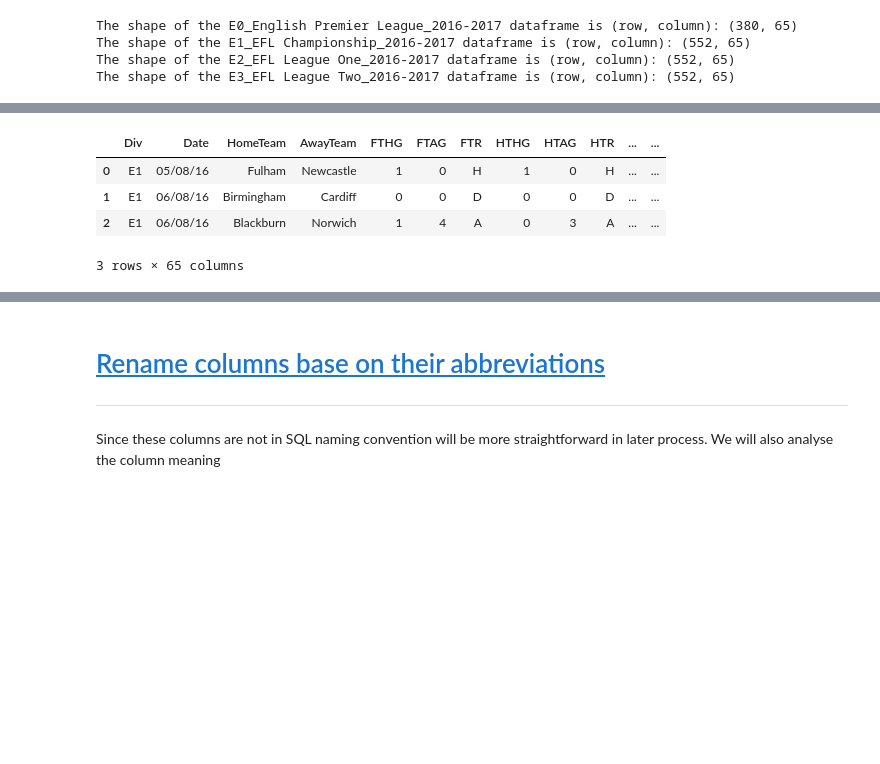
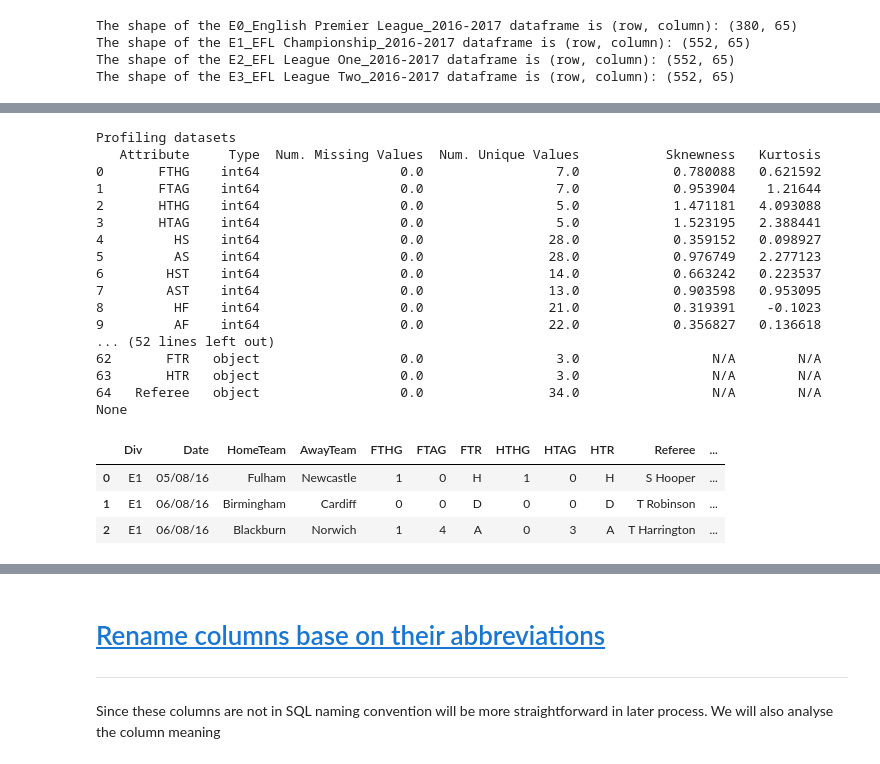
Before and after one commit to tnathu-ai/Football_Dataset, a Jupyter notebook: notebooks/national_leagues/national_leagues_2016_2017.ipynb, the cells around one changed output, grey strips where cells are left out. Drawn from its saved outputs; the diff is of its cells as text; code cells hidden in the pictures; blank space fills up the shorter version.

```diff
--- a/notebooks/national_leagues/national_leagues_2016_2017.ipynb
+++ b/notebooks/national_leagues/national_leagues_2016_2017.ipynb
@@ -43,7 +46,7 @@ Requirement already satisfied: pytz>=2017.3 in c:\users\thu\anaconda3\lib\site-p
 In order to load data properly, the data in csv file have to be examined carefully. First of all, all the categories are seperated by the "," and strip the extra-whitespaces at the begin by setting "skipinitialspace = True".
 # %%
 # set the path of the external data from the third party source
-external_data_path = os.path.join(os.path.pardir, '', '', 'data','external', 'National Leagues', 'Season 2016-2017')
+external_data_path = os.path.join(os.path.pardir, '', '..', 'data','external', 'National Leagues', 'Season 2016-2017')
 
 # get each specfic file
 english_premier_league_df = os.path.join(external_data_path, 'E0_English Premier League_2016-2017.csv')
@@ -78,9 +98,26 @@ english_premier_league_df.head(3)
 # %%
-efl_championship_df.head(3)
+print(profile_summary(efl_championship_df, plot=False))
+style(efl_championship_df.head(3))
 # %% [output]
+Profiling datasets
+   Attribute     Type  Num. Missing Values  Num. Unique Values           Sknewness   Kurtosis
+0       FTHG    int64                  0.0                 7.0            0.780088   0.621592
+1       FTAG    int64                  0.0                 7.0            0.953904    1.21644
+2       HTHG    int64                  0.0                 5.0            1.471181   4.093088
+3       HTAG    int64                  0.0                 5.0            1.523195   2.388441
+4         HS    int64                  0.0                28.0            0.359152   0.098927
+5         AS    int64                  0.0                28.0            0.976749   2.277123
+6        HST    int64                  0.0                14.0            0.663242   0.223537
+7        AST    int64                  0.0                13.0            0.903598   0.953095
+8         HF    int64                  0.0                21.0            0.319391    -0.1023
+9         AF    int64                  0.0                22.0            0.356827   0.136618
+... (52 lines left out)
+62       FTR   object                  0.0                 3.0                 N/A        N/A
+63       HTR   object                  0.0                 3.0                 N/A        N/A
+64   Referee   object                  0.0                34.0                 N/A        N/A
+None
-|  | Div | Date | HomeTeam | AwayTeam | FTHG | FTAG | FTR | HTHG | HTAG | HTR | ... | ... |
-| 0 | E1 | 05/08/16 | Fulham | Newcastle | 1 | 0 | H | 1 | 0 | H | ... | ... |
-| 1 | E1 | 06/08/16 | Birmingham | Cardiff | 0 | 0 | D | 0 | 0 | D | ... | ... |
-| 2 | E1 | 06/08/16 | Blackburn | Norwich | 1 | 4 | A | 0 | 3 | A | ... | ... |
+|  | Div | Date | HomeTeam | AwayTeam | FTHG | FTAG | FTR | HTHG | HTAG | HTR | Referee | ... |
+| 0 | E1 | 05/08/16 | Fulham | Newcastle | 1 | 0 | H | 1 | 0 | H | S Hooper | ... |
+| 1 | E1 | 06/08/16 | Birmingham | Cardiff | 0 | 0 | D | 0 | 0 | D | T Robinson | ... |
+| 2 | E1 | 06/08/16 | Blackburn | Norwich | 1 | 4 | A | 0 | 3 | A | T Harrington | ... |
-3 rows × 65 columns
 # %%
```
Also changed, not shown: parts of 15 cells of this notebook, 3 other files.
